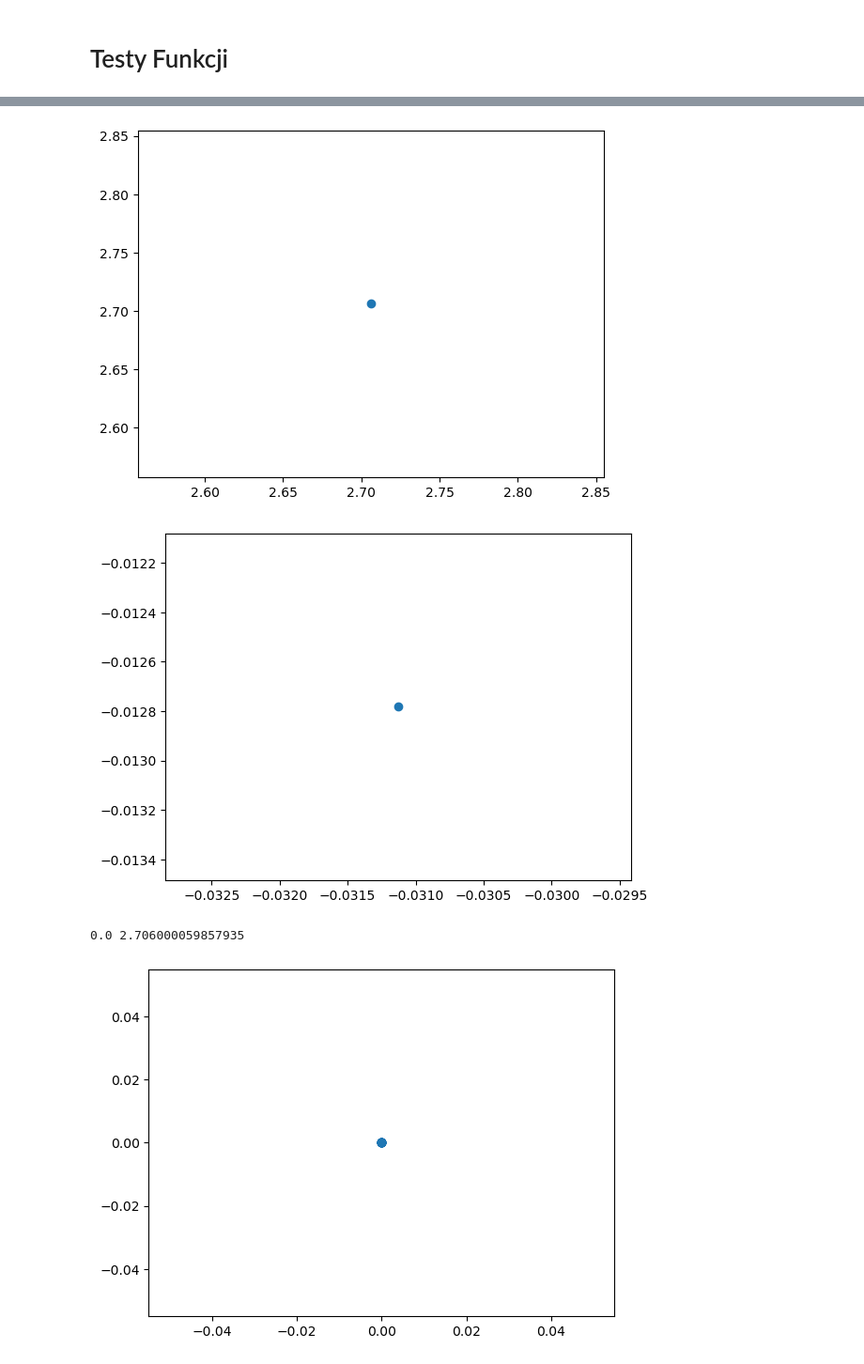
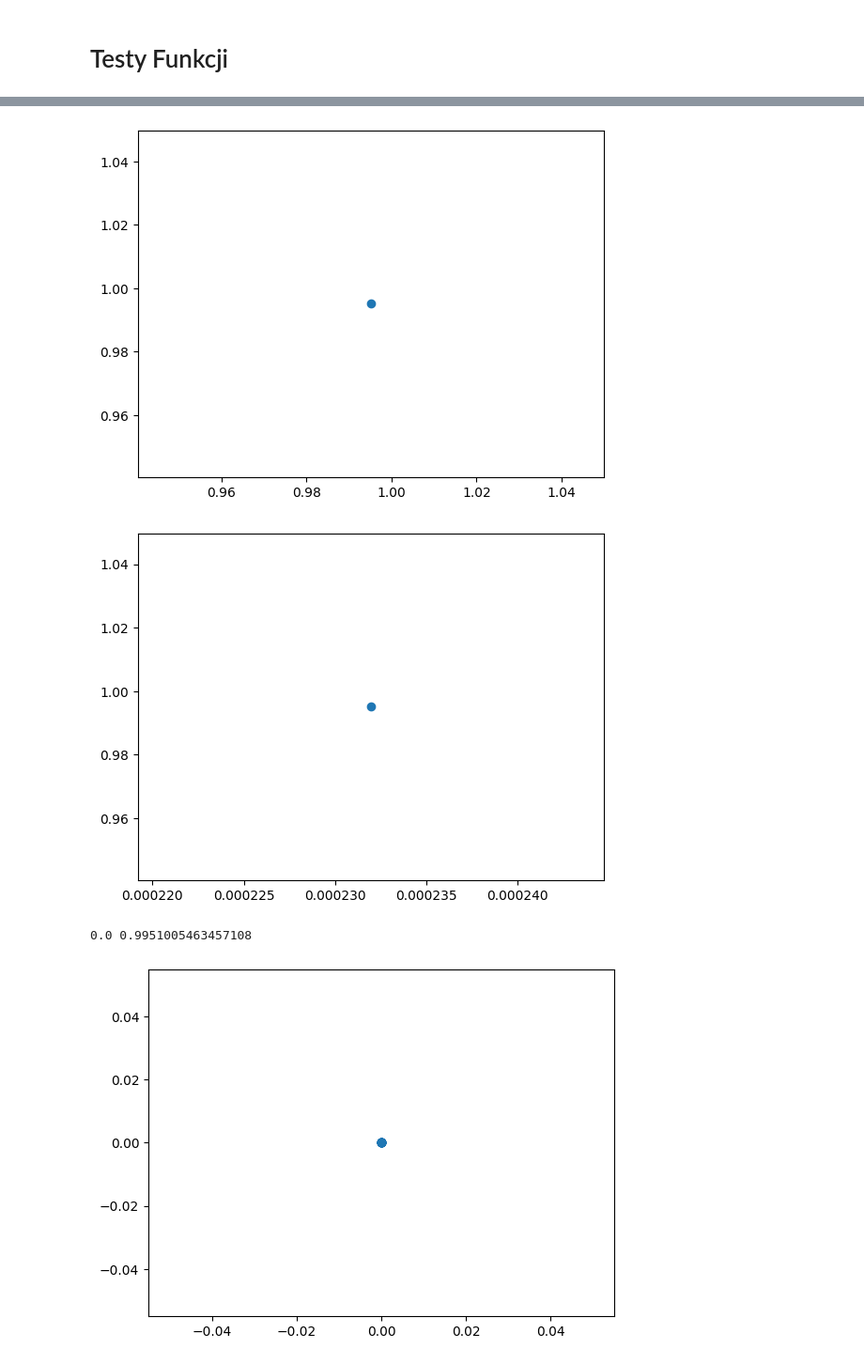
Before and after one commit to BartoszBugla/Algorytmy-heurystyczne, a Jupyter notebook: PVS.ipynb, the cells around one changed output, grey strips where cells are left out. Shown at 94% size. Saved outputs shown, nothing was run; the diff lists cells and outputs as text; code cells hidden in the pictures.

Commit message:
Better solver

```diff
--- a/PVS.ipynb
+++ b/PVS.ipynb
@@ -21,17 +18,17 @@ The autoreload extension is already loaded. To reload it, use:
 # %%
 from results import Tester
 
 def rastrigin_solver():
-    return pvc.solve(rastrigin,60, 120, 5, -5.12, 5.12)
+    return pvc.solve(rastrigin, 100, 100000, 5, -5.12, 5.12)
 
 rastrigin_tester = Tester(rastrigin_solver,1)
 rastrigin_tester.draw_y_plot()
 rastrigin_tester.draw_2D_x_plot()
 print(rastrigin_tester.get_y_std(), rastrigin_tester.get_y_mean())
 # %% [output]
-[figure, old version]
+[figure, new version]
-[figure, old version]
+[figure, new version]
-0.0 2.706000059857935
+0.0 0.9951005463457108
 # %%
 
 
```
Also changed, not shown: parts of 7 cells of this notebook, 1 other file.
